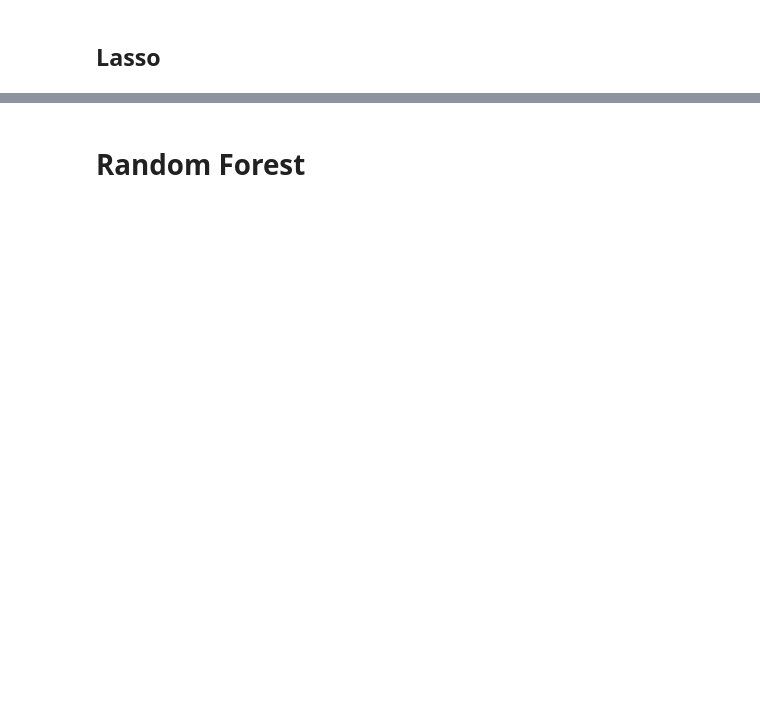
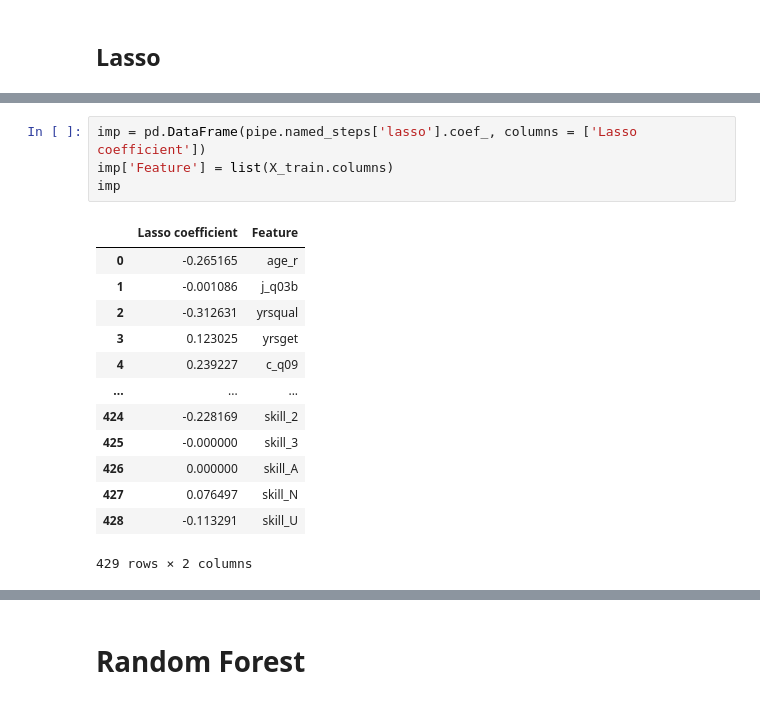
Before and after one commit to srh-gst/ML_term_paper, a Jupyter notebook: Code/4_model_estimation.ipynb, the cells around one changed output, grey strips where cells are left out. Cells and saved outputs as stored; diff of their text form; blank space fills up the shorter version.

```diff
--- a/Code/4_model_estimation.ipynb
+++ b/Code/4_model_estimation.ipynb
@@ -527,0 +423,18 @@ Text(0.5, 1.0, 'Out-of-sample validation')
+# %%
+imp = pd.DataFrame(pipe.named_steps['lasso'].coef_, columns = ['Lasso coefficient'])
+imp['Feature'] = list(X_train.columns)
+imp
+# %% [output]
+|  | Lasso coefficient | Feature |
+| 0 | -0.265165 | age_r |
+| 1 | -0.001086 | j_q03b |
+| 2 | -0.312631 | yrsqual |
+| 3 | 0.123025 | yrsget |
+| 4 | 0.239227 | c_q09 |
+| ... | ... | ... |
+| 424 | -0.228169 | skill_2 |
+| 425 | -0.000000 | skill_3 |
+| 426 | 0.000000 | skill_A |
+| 427 | 0.076497 | skill_N |
+| 428 | -0.113291 | skill_U |
+429 rows × 2 columns
```
Also changed, not shown: parts of 39 cells of this notebook.
